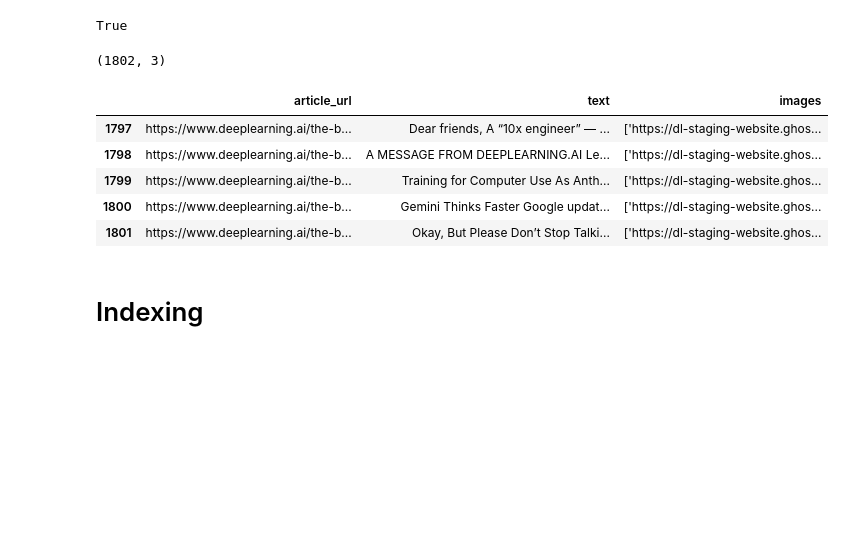
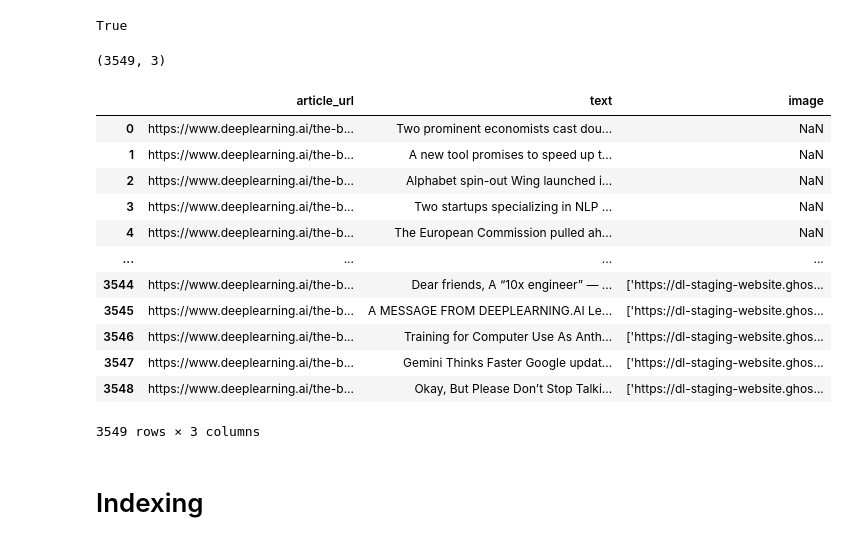
Before and after one commit to Krabulek/softserve_genai, a Jupyter notebook: text_search.ipynb, the cells around one changed output. Drawn from its saved outputs; the diff is of its cells as text; code cells hidden in the pictures; blank space fills up the shorter version.

Commit message:
insert data working

```diff
--- a/text_search.ipynb
+++ b/text_search.ipynb
@@ -16,23 +16,29 @@ genai.configure(api_key=os.getenv("GEMINI_API_KEY"))
 # %%
 pd.set_option('display.max_colwidth', 100)
 # %%
-# input_filename = 'data/single_articles_cleaned.csv'
-input_filename = 'data/weekly_articles_cleaned.csv'
+input_filename = 'data/all_articles.csv'
 raw_df = pd.read_csv(input_filename)
 # %%
 df = raw_df.copy()
 df.shape
 # %% [output]
-(1802, 3)
+(3549, 3)
 # %%
-df.tail(5)
+df
 # %% [output]
-|  | article_url | text | images |
-| 1797 | https://www.deeplearning.ai/the-b... | Dear friends, A “10x engineer” — ... | ['https://dl-staging-website.ghos... |
-| 1798 | https://www.deeplearning.ai/the-b... | A MESSAGE FROM DEEPLEARNING.AI Le... | ['https://dl-staging-website.ghos... |
-| 1799 | https://www.deeplearning.ai/the-b... | Training for Computer Use As Anth... | ['https://dl-staging-website.ghos... |
-| 1800 | https://www.deeplearning.ai/the-b... | Gemini Thinks Faster Google updat... | ['https://dl-staging-website.ghos... |
-| 1801 | https://www.deeplearning.ai/the-b... | Okay, But Please Don’t Stop Talki... | ['https://dl-staging-website.ghos... |
+|  | article_url | text | image |
+| 0 | https://www.deeplearning.ai/the-b... | Two prominent economists cast dou... | NaN |
+| 1 | https://www.deeplearning.ai/the-b... | A new tool promises to speed up t... | NaN |
+| 2 | https://www.deeplearning.ai/the-b... | Alphabet spin-out Wing launched i... | NaN |
+| 3 | https://www.deeplearning.ai/the-b... | Two startups specializing in NLP ... | NaN |
+| 4 | https://www.deeplearning.ai/the-b... | The European Commission pulled ah... | NaN |
+| ... | ... | ... | ... |
+| 3544 | https://www.deeplearning.ai/the-b... | Dear friends, A “10x engineer” — ... | ['https://dl-staging-website.ghos... |
+| 3545 | https://www.deeplearning.ai/the-b... | A MESSAGE FROM DEEPLEARNING.AI Le... | ['https://dl-staging-website.ghos... |
+| 3546 | https://www.deeplearning.ai/the-b... | Training for Computer Use As Anth... | ['https://dl-staging-website.ghos... |
+| 3547 | https://www.deeplearning.ai/the-b... | Gemini Thinks Faster Google updat... | ['https://dl-staging-website.ghos... |
+| 3548 | https://www.deeplearning.ai/the-b... | Okay, But Please Don’t Stop Talki... | ['https://dl-staging-website.ghos... |
+3549 rows × 3 columns
 # %% [markdown]
 # Indexing
 # %% [markdown]
```
Also changed, not shown: parts of 9 cells of this notebook, 5 other files.
